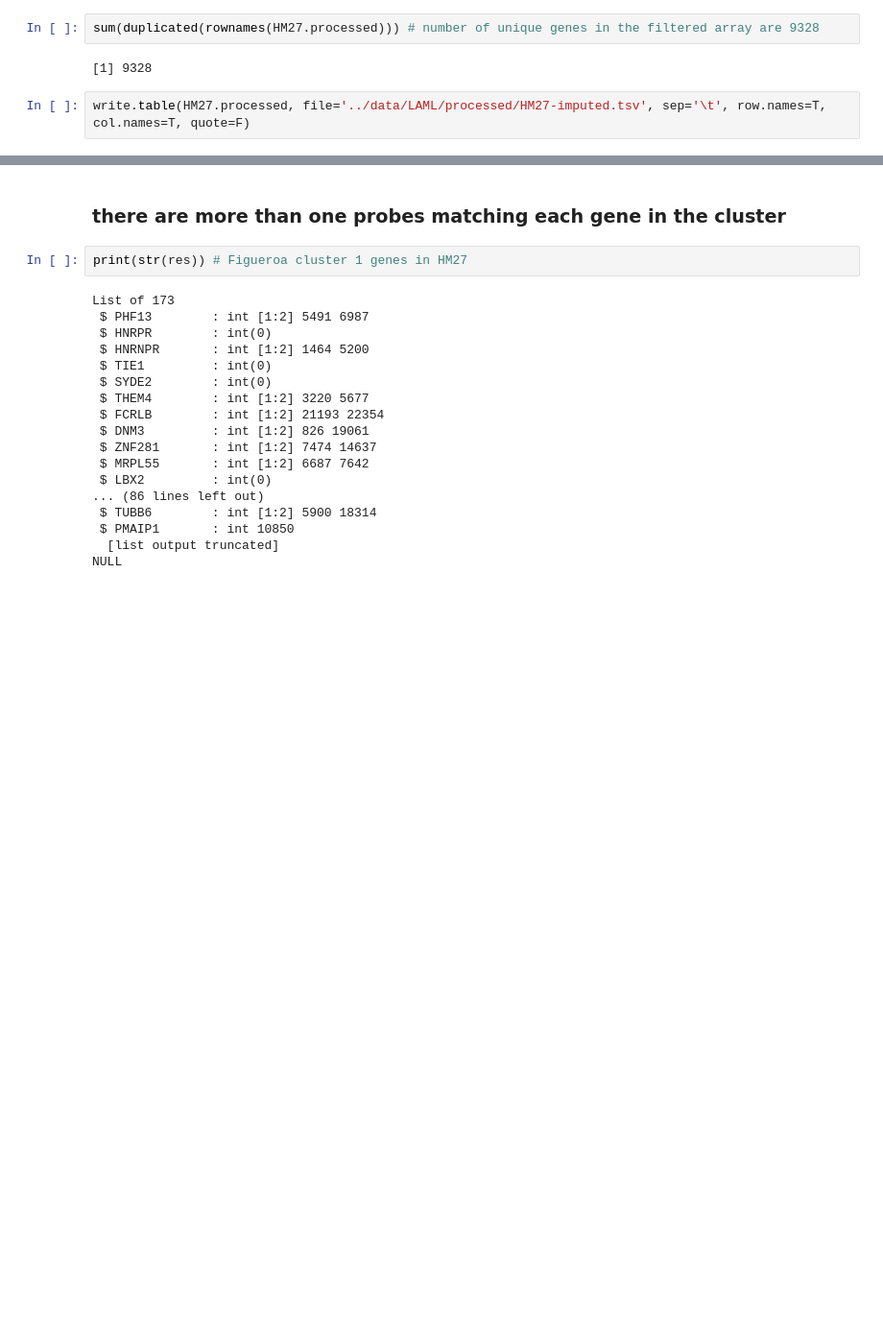
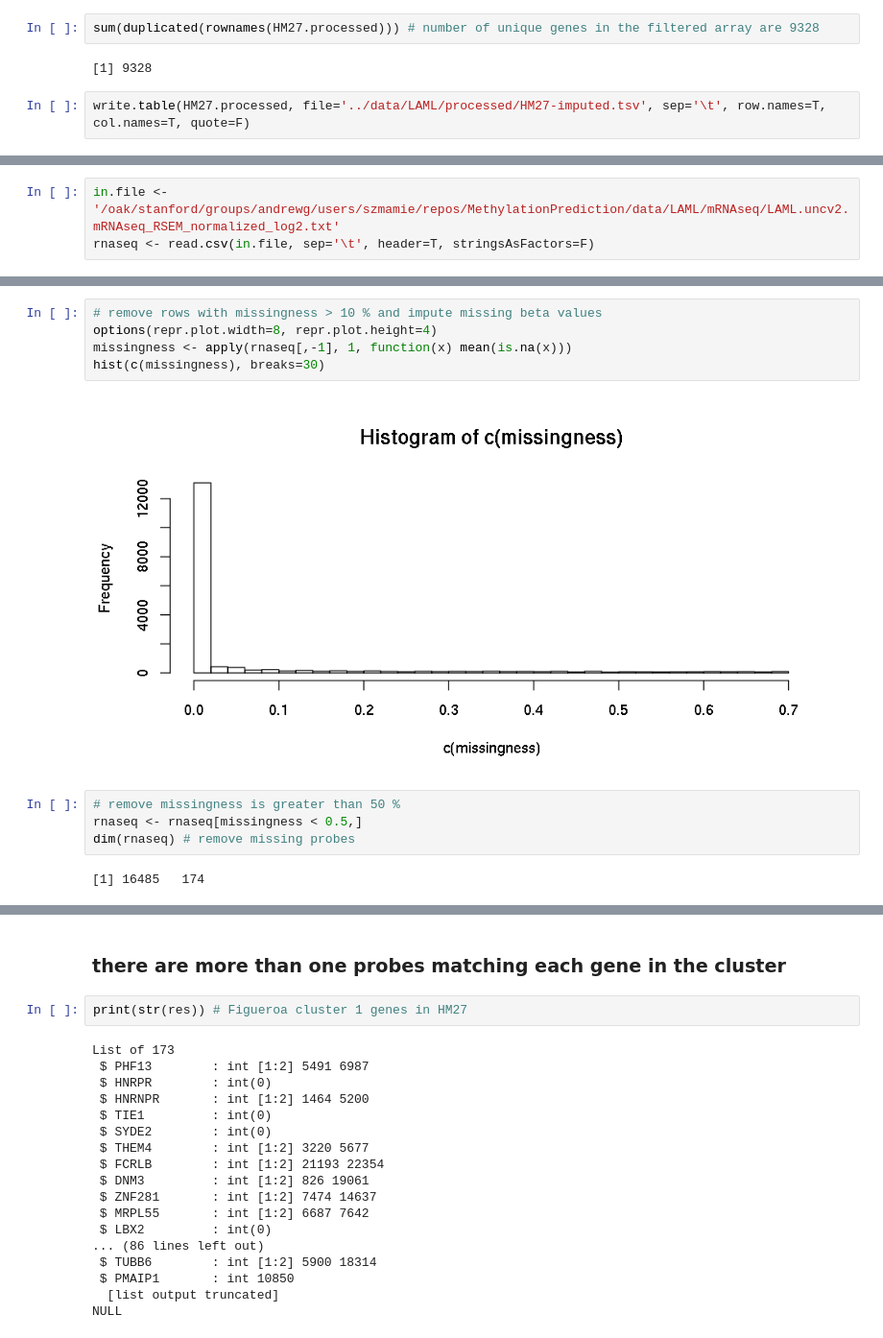
Before and after one commit to Mamie/MethylationPrediction, a Jupyter notebook: notes/Figueroa clustering.ipynb, the cells around one changed output, grey strips where cells are left out. Shown at 96% size. Cells and saved outputs as stored; diff of their text form; blank space fills up the shorter version.

```diff
--- a/notes/Figueroa clustering.ipynb
+++ b/notes/Figueroa clustering.ipynb
@@ -184,0 +188,3 @@ write.table(HM27.processed, file='../data/LAML/processed/HM27-imputed.tsv', sep=
+# %%
+in.file <- '/oak/stanford/groups/andrewg/users/szmamie/repos/MethylationPrediction/data/LAML/mRNAseq/LAML.uncv2.mRNAseq_RSEM_normalized_log2.txt'
+rnaseq <- read.csv(in.file, sep='\t', header=T, stringsAsFactors=F)
@@ -184,0 +203,13 @@ write.table(HM27.processed, file='../data/LAML/processed/HM27-imputed.tsv', sep=
+# %%
+# remove rows with missingness > 10 % and impute missing beta values
+options(repr.plot.width=8, repr.plot.height=4)
+missingness <- apply(rnaseq[,-1], 1, function(x) mean(is.na(x)))
+hist(c(missingness), breaks=30)
+# %% [output]
+[figure, added]
+# %%
+# remove missingness is greater than 50 %
+rnaseq <- rnaseq[missingness < 0.5,]
+dim(rnaseq) # remove missing probes
+# %% [output]
+[1] 16485   174
```
Also changed, not shown: parts of 32 cells of this notebook, 2 other files.
